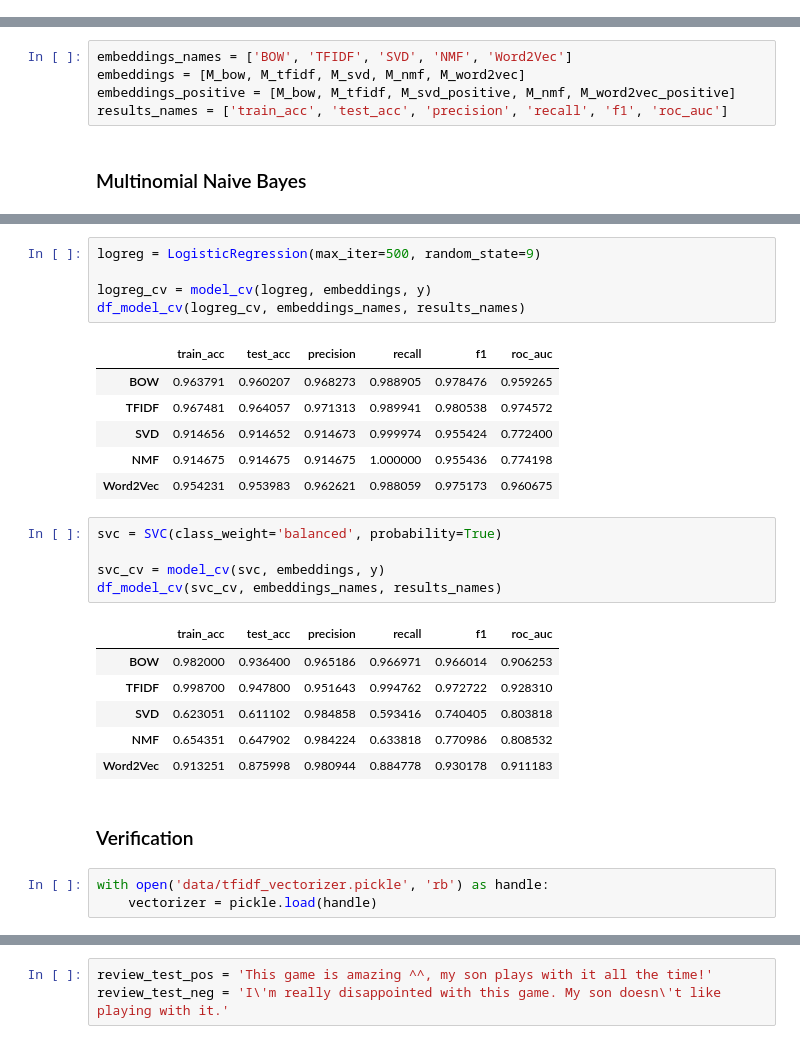
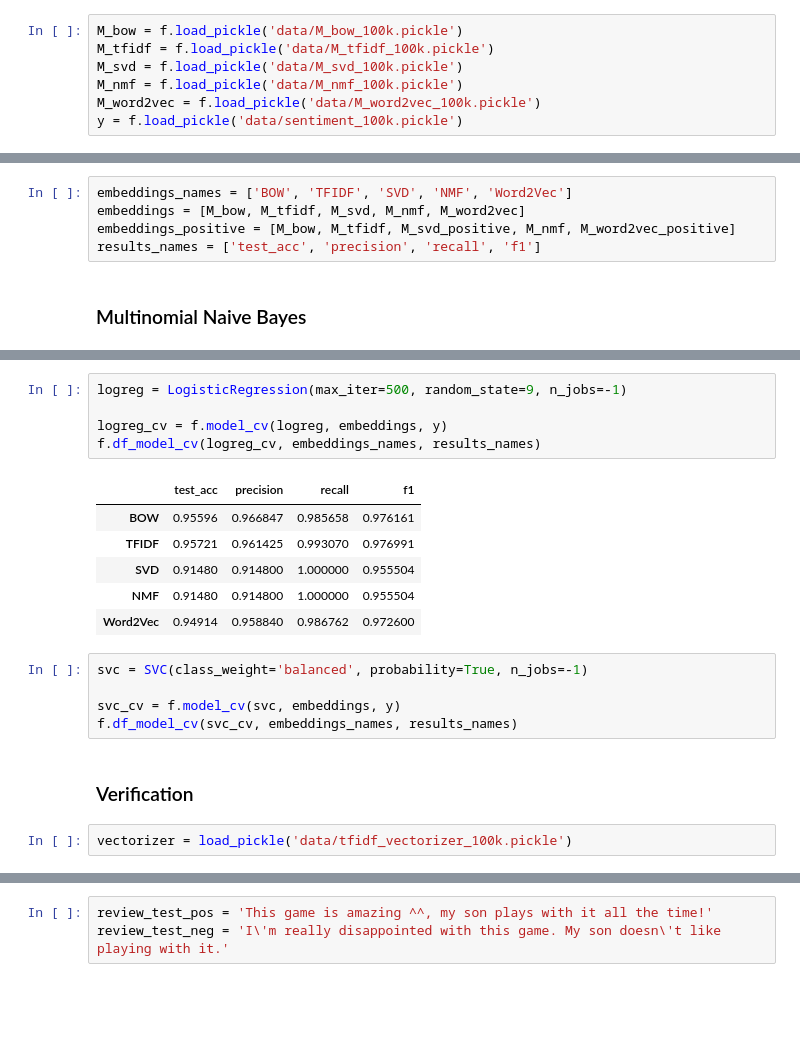
Before and after one commit to klaudia-nazarko/nlp-sentiment-analysis, a Jupyter notebook: toys_0_models.ipynb, the cells around one changed output, grey strips where cells are left out. Cells and saved outputs as stored; diff of their text form; blank space fills up the shorter version.

```diff
--- a/toys_0_models.ipynb
+++ b/toys_0_models.ipynb
@@ -49,3 +33,10 @@ with open('data/sentiment_10k.pickle', 'rb') as handle:
+# %%
+M_bow = f.load_pickle('data/M_bow_100k.pickle')
+M_tfidf = f.load_pickle('data/M_tfidf_100k.pickle')
+M_svd = f.load_pickle('data/M_svd_100k.pickle')
+M_nmf = f.load_pickle('data/M_nmf_100k.pickle')
+M_word2vec = f.load_pickle('data/M_word2vec_100k.pickle')
+y = f.load_pickle('data/sentiment_100k.pickle')
 # %% [markdown]
 ## Models
 # %%
@@ -69,7 +60,7 @@ Baseline accuracy:  0.914674872933972
 embeddings_names = ['BOW', 'TFIDF', 'SVD', 'NMF', 'Word2Vec']
 embeddings = [M_bow, M_tfidf, M_svd, M_nmf, M_word2vec]
 embeddings_positive = [M_bow, M_tfidf, M_svd_positive, M_nmf, M_word2vec_positive]
-results_names = ['train_acc', 'test_acc', 'precision', 'recall', 'f1', 'roc_auc']
+results_names = ['test_acc', 'precision', 'recall', 'f1']
 # %% [markdown]
 ### Multinomial Naive Bayes
 # %%
@@ -111,32 +102,24 @@ df_model_cv(sgd_log_cv, embeddings_names, results_names)
 # %%
-logreg = LogisticRegression(max_iter=500, random_state=9)
+logreg = LogisticRegression(max_iter=500, random_state=9, n_jobs=-1)
 
-logreg_cv = model_cv(logreg, embeddings, y)
-df_model_cv(logreg_cv, embeddings_names, results_names)
+logreg_cv = f.model_cv(logreg, embeddings, y)
+f.df_model_cv(logreg_cv, embeddings_names, results_names)
 # %% [output]
-|  | train_acc | test_acc | precision | recall | f1 | roc_auc |
-| BOW | 0.963791 | 0.960207 | 0.968273 | 0.988905 | 0.978476 | 0.959265 |
-| TFIDF | 0.967481 | 0.964057 | 0.971313 | 0.989941 | 0.980538 | 0.974572 |
-| SVD | 0.914656 | 0.914652 | 0.914673 | 0.999974 | 0.955424 | 0.772400 |
-| NMF | 0.914675 | 0.914675 | 0.914675 | 1.000000 | 0.955436 | 0.774198 |
-| Word2Vec | 0.954231 | 0.953983 | 0.962621 | 0.988059 | 0.975173 | 0.960675 |
+|  | test_acc | precision | recall | f1 |
+| BOW | 0.95596 | 0.966847 | 0.985658 | 0.976161 |
+| TFIDF | 0.95721 | 0.961425 | 0.993070 | 0.976991 |
+| SVD | 0.91480 | 0.914800 | 1.000000 | 0.955504 |
+| NMF | 0.91480 | 0.914800 | 1.000000 | 0.955504 |
+| Word2Vec | 0.94914 | 0.958840 | 0.986762 | 0.972600 |
 # %%
-svc = SVC(class_weight='balanced', probability=True)
+svc = SVC(class_weight='balanced', probability=True, n_jobs=-1)
 
-svc_cv = model_cv(svc, embeddings, y)
-df_model_cv(svc_cv, embeddings_names, results_names)
+svc_cv = f.model_cv(svc, embeddings, y)
+f.df_model_cv(svc_cv, embeddings_names, results_names)
-# %% [output]
-|  | train_acc | test_acc | precision | recall | f1 | roc_auc |
-| BOW | 0.982000 | 0.936400 | 0.965186 | 0.966971 | 0.966014 | 0.906253 |
-| TFIDF | 0.998700 | 0.947800 | 0.951643 | 0.994762 | 0.972722 | 0.928310 |
-| SVD | 0.623051 | 0.611102 | 0.984858 | 0.593416 | 0.740405 | 0.803818 |
-| NMF | 0.654351 | 0.647902 | 0.984224 | 0.633818 | 0.770986 | 0.808532 |
-| Word2Vec | 0.913251 | 0.875998 | 0.980944 | 0.884778 | 0.930178 | 0.911183 |
 # %% [markdown]
 ### Verification
-# %%
-with open('data/tfidf_vectorizer.pickle', 'rb') as handle:
-    vectorizer = pickle.load(handle)
+# %%
+vectorizer = load_pickle('data/tfidf_vectorizer_100k.pickle')
 # %%
 sgd.fit(M_tfidf, y)
 # %% [output]
```
Also changed, not shown: parts of 20 cells of this notebook, 2 other files.
